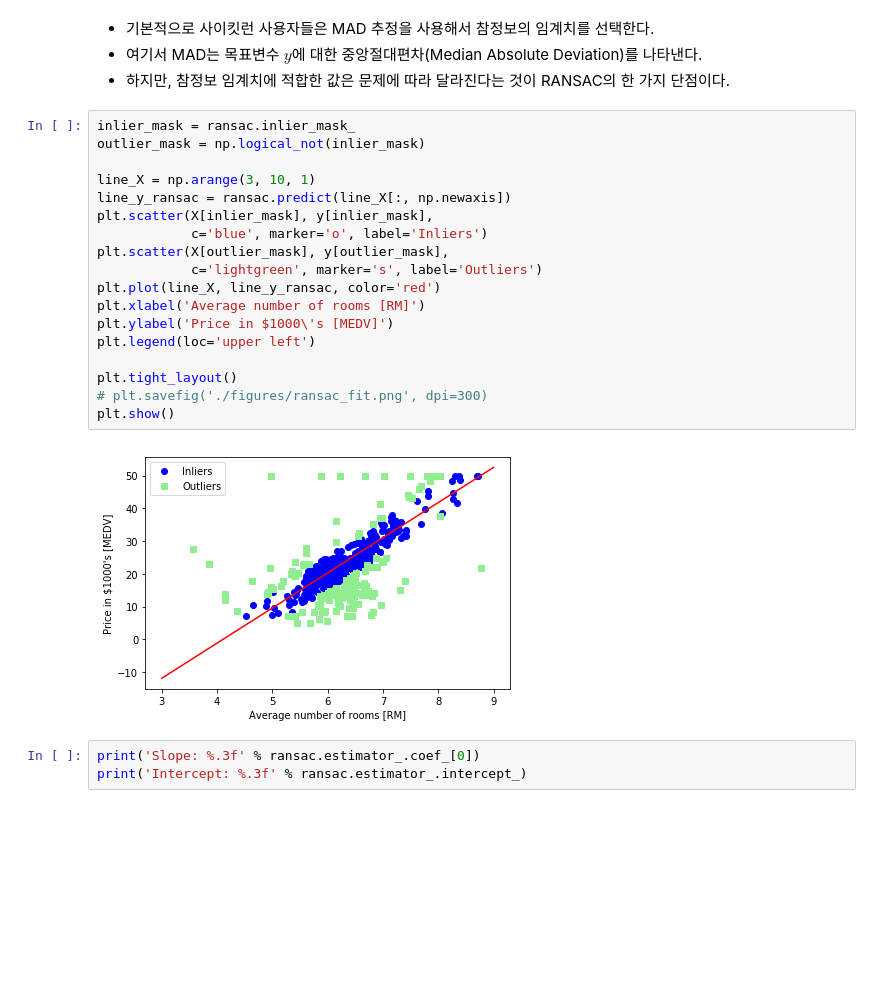
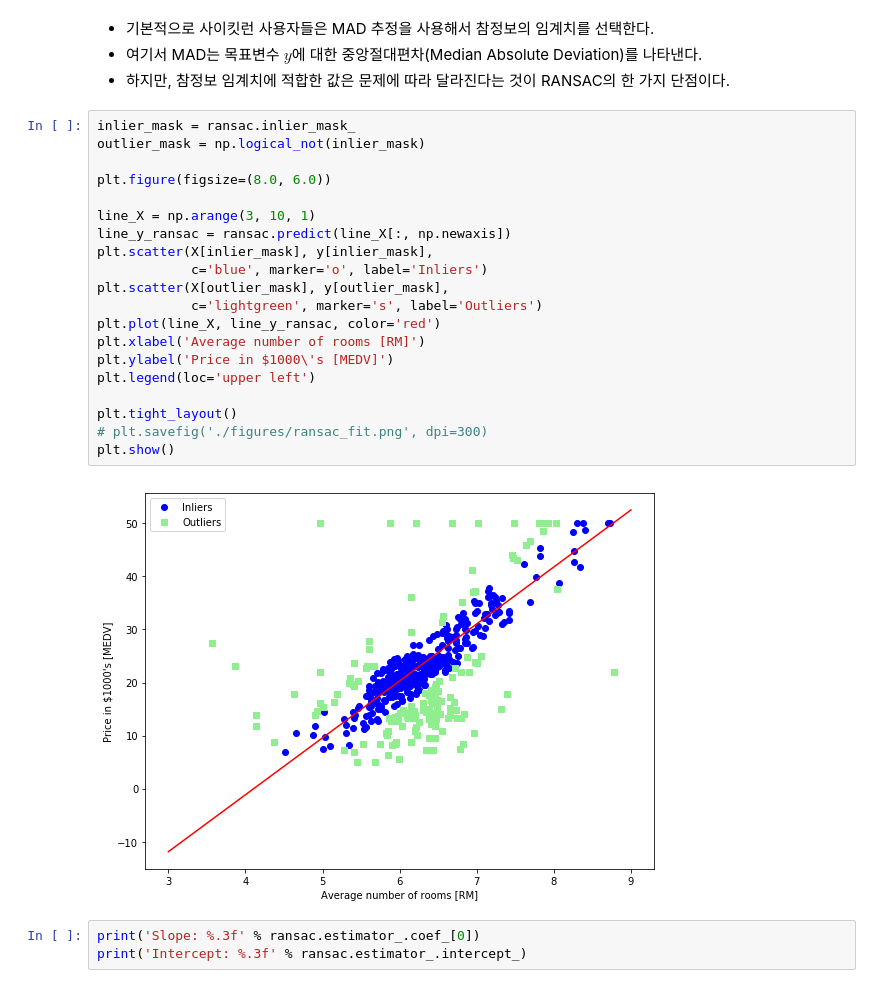
Before and after one commit to rnder/python-machine-learning-book, a Jupyter notebook: code/ch10/ch10-kor.ipynb, the cells around one changed output. Drawn from its saved outputs; the diff is of its cells as text; blank space fills up the shorter version.

```diff
--- a/code/ch10/ch10-kor.ipynb
+++ b/code/ch10/ch10-kor.ipynb
@@ -426,23 +433,25 @@ RANSACRegressor(base_estimator=LinearRegression(copy_X=True, fit_intercept=True,
 # %%
 inlier_mask = ransac.inlier_mask_
 outlier_mask = np.logical_not(inlier_mask)
+
+plt.figure(figsize=(8.0, 6.0))
 
 line_X = np.arange(3, 10, 1)
 line_y_ransac = ransac.predict(line_X[:, np.newaxis])
 plt.scatter(X[inlier_mask], y[inlier_mask],
             c='blue', marker='o', label='Inliers')
 plt.scatter(X[outlier_mask], y[outlier_mask],
             c='lightgreen', marker='s', label='Outliers')
 plt.plot(line_X, line_y_ransac, color='red')
 plt.xlabel('Average number of rooms [RM]')
 plt.ylabel('Price in $1000\'s [MEDV]')
 plt.legend(loc='upper left')
 
 plt.tight_layout()
 # plt.savefig('./figures/ransac_fit.png', dpi=300)
 plt.show()
 # %% [output]
-[figure, old version]
+[figure, new version]
 # %%
 print('Slope: %.3f' % ransac.estimator_.coef_[0])
 print('Intercept: %.3f' % ransac.estimator_.intercept_)
```
Also changed, not shown: parts of 25 cells of this notebook.
